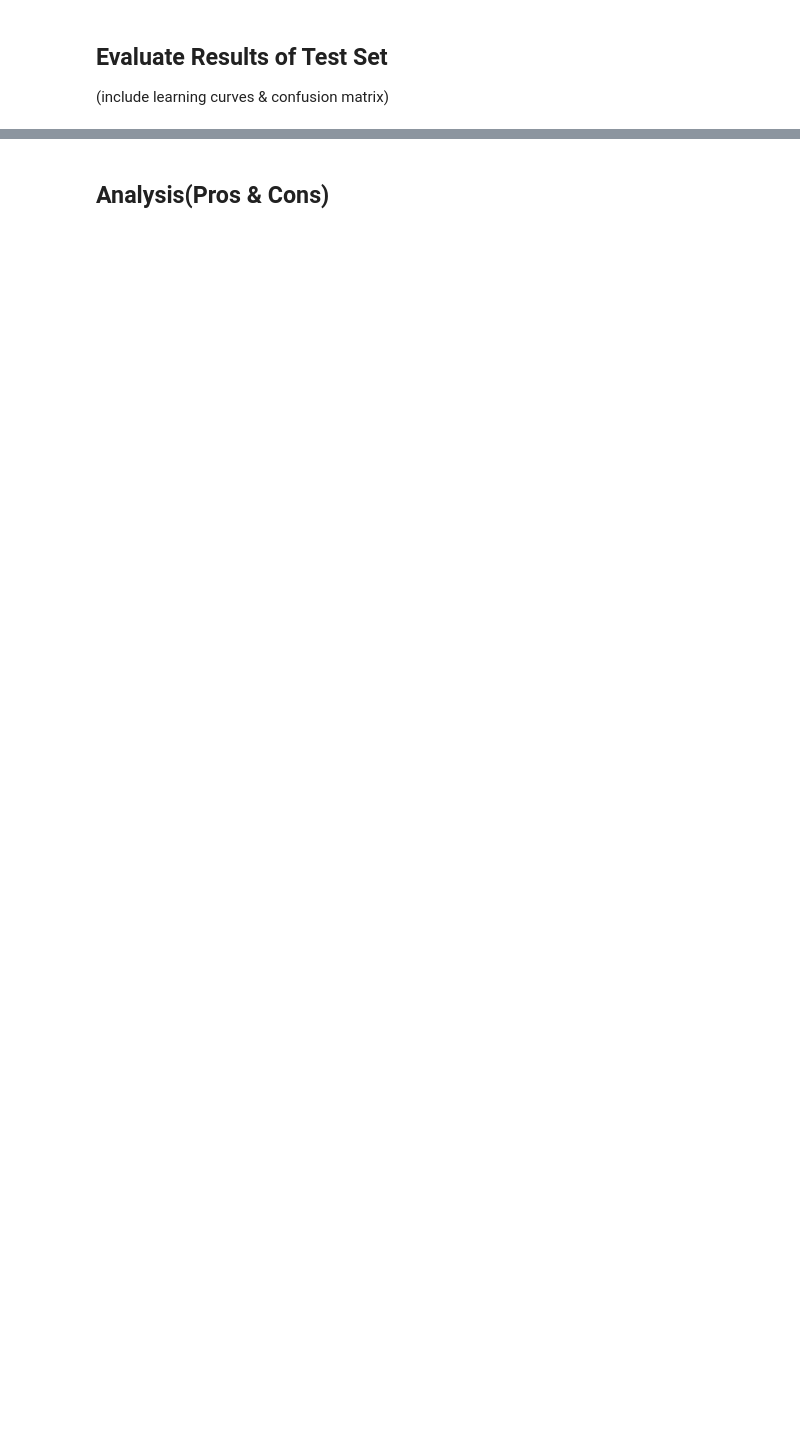
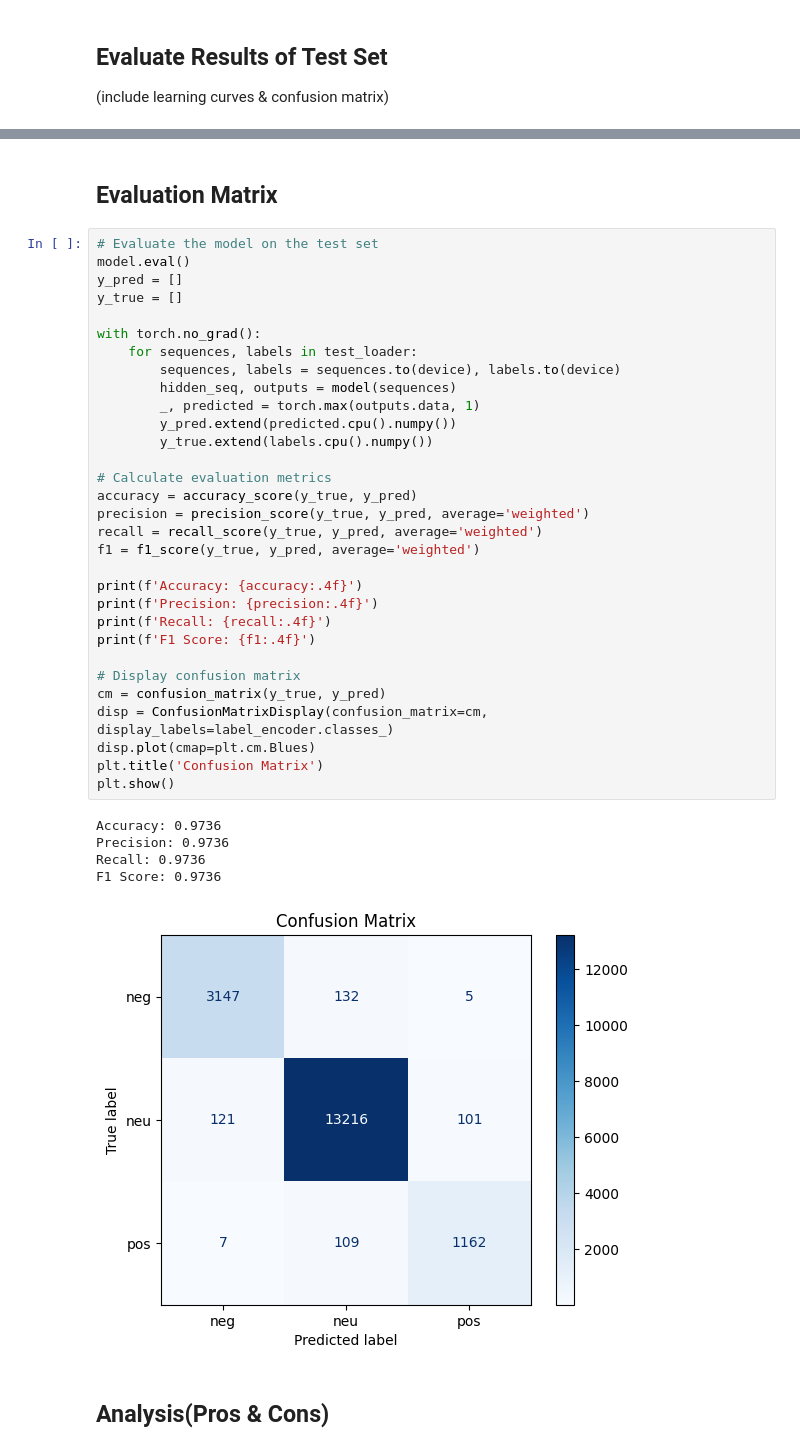
Before and after one commit to Lexian-6/Sentiment-Analysis-towards-COVID-19-on-Twitter, a Jupyter notebook: Pytorch_LSTM.ipynb, the cells around one changed output, grey strips where cells are left out. Saved outputs shown, nothing was run; the diff lists cells and outputs as text; blank space fills up the shorter version.

```diff
--- a/Pytorch_LSTM.ipynb
+++ b/Pytorch_LSTM.ipynb
@@ -493,2 +755,41 @@ F1 Score: 0.9668
+# %% [markdown]
+## Evaluation Matrix
+# %%
+# Evaluate the model on the test set
+model.eval()
+y_pred = []
+y_true = []
+
+with torch.no_grad():
+    for sequences, labels in test_loader:
+        sequences, labels = sequences.to(device), labels.to(device)
+        hidden_seq, outputs = model(sequences)
+        _, predicted = torch.max(outputs.data, 1)
+        y_pred.extend(predicted.cpu().numpy())
+        y_true.extend(labels.cpu().numpy())
+
+# Calculate evaluation metrics
+accuracy = accuracy_score(y_true, y_pred)
+precision = precision_score(y_true, y_pred, average='weighted')
+recall = recall_score(y_true, y_pred, average='weighted')
+f1 = f1_score(y_true, y_pred, average='weighted')
+
+print(f'Accuracy: {accuracy:.4f}')
+print(f'Precision: {precision:.4f}')
+print(f'Recall: {recall:.4f}')
+print(f'F1 Score: {f1:.4f}')
+
+# Display confusion matrix
+cm = confusion_matrix(y_true, y_pred)
+disp = ConfusionMatrixDisplay(confusion_matrix=cm, display_labels=label_encoder.classes_)
+disp.plot(cmap=plt.cm.Blues)
+plt.title('Confusion Matrix')
+plt.show()
+# %% [output]
+Accuracy: 0.9736
+Precision: 0.9736
+Recall: 0.9736
+F1 Score: 0.9736
+[figure, added]
 # %% [markdown]
 ## Analysis(Pros & Cons)
```
Also changed, not shown: parts of 67 cells of this notebook.
